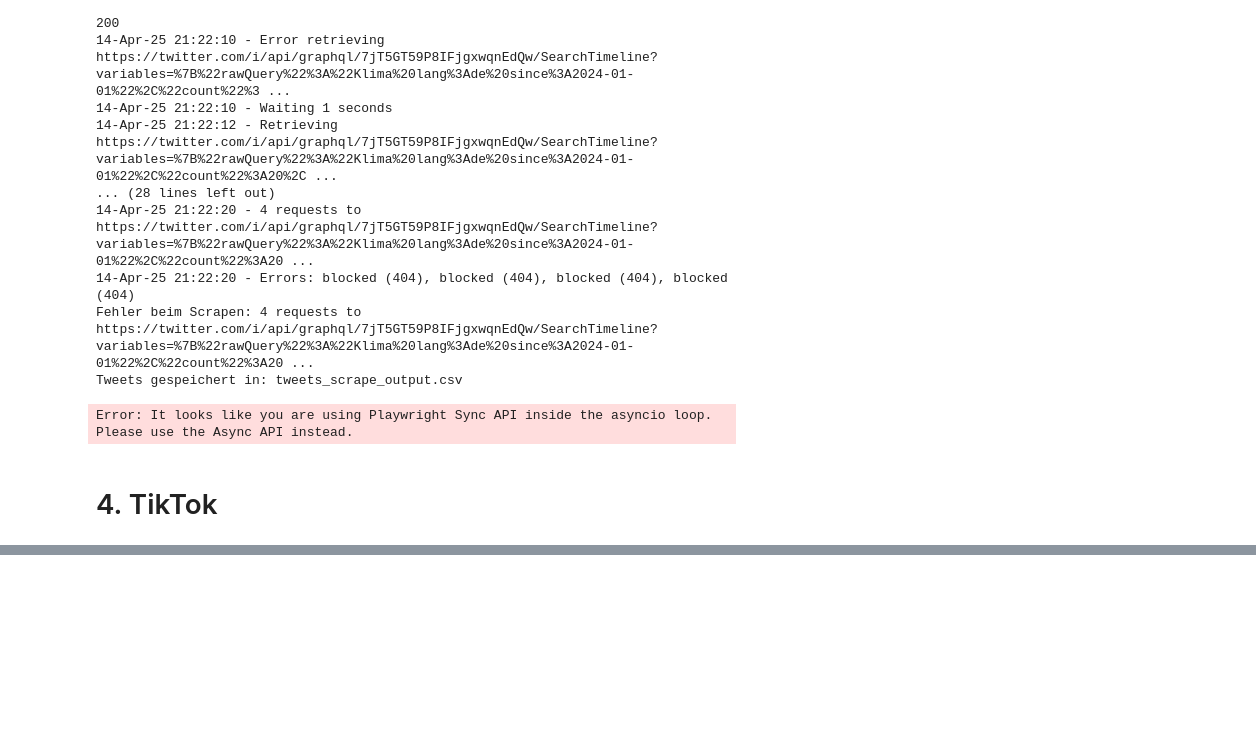
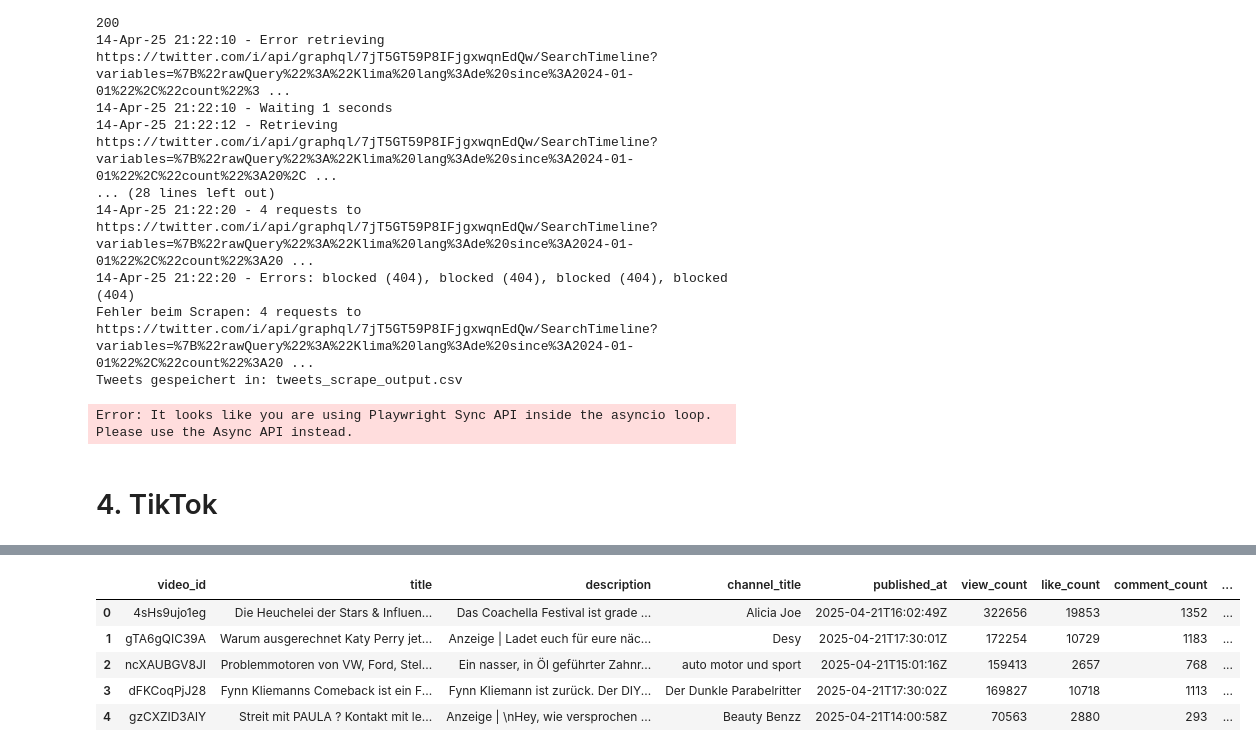
Before and after one commit to sofietheresa/TrendAnalyseSocialMedia, a Jupyter notebook: notebooks/01_data_collection.ipynb, the cells around one changed output, grey strips where cells are left out. Drawn from its saved outputs; the diff is of its cells as text; code cells hidden in the pictures; blank space fills up the shorter version.

Commit message:
add youtube

```diff
--- a/notebooks/01_data_collection.ipynb
+++ b/notebooks/01_data_collection.ipynb
@@ -853,0 +655,85 @@ TypeError: Trending() takes no arguments
+# %%
+import os
+import logging
+from pathlib import Path
+from dotenv import load_dotenv
+from googleapiclient.discovery import build
+import pandas as pd
+from datetime import datetime
+
+# === ENV & Logging ===
+load_dotenv()
+
+log_path = Path("../logs/youtube.log")
+log_path.parent.mkdir(parents=True, exist_ok=True)
+logging.basicConfig(
+    filename=log_path,
+    level=logging.INFO,
+    format="%(asctime)s - %(levelname)s - %(message)s"
+)
+
+# === YouTube API Setup ===
+API_KEY = os.getenv("YT_KEY")
+youtube = build("youtube", "v3", developerKey=API_KEY)
+
+def scrape_youtube_trending(region="DE", max_results=50):
+    try:
+        logging.info("Starte YouTube-Scraping...")
+
+        request = youtube.videos().list(
+            part="snippet,statistics",
+            chart="mostPopular",
+            regionCode=region,
+            maxResults=max_results
+        )
+        response = request.execute()
+
+        videos = []
+        scrape_time = datetime.now()
+
+        for item in response.get("items", []):
+            snippet = item["snippet"]
+            stats = item.get("statistics", {})
+
+            videos.append({
+                "video_id": item["id"],
+                "title": snippet.get("title"),
+                "description": snippet.get("description"),
+                "channel_title": snippet.get("channelTitle"),
+                "published_at": snippet.get("publishedAt"),
+                "view_count": stats.get("viewCount"),
+                "like_count": stats.get("likeCount"),
+                "comment_count": stats.get("commentCount"),
+                "url": f"https://www.youtube.com/watch?v={item['id']}",
+                "scraped_at": scrape_time
+            })
+
+        df = pd.DataFrame(videos)
+        csv_path = Path("../app/data/raw/youtube_data.csv")
+        csv_path.parent.mkdir(parents=True, exist_ok=True)
+
+        if csv_path.exists():
+            df_existing = pd.read_csv(csv_path)
+            df = pd.concat([df_existing, df], ignore_index=True)
+
+        df.drop_duplicates(subset=["video_id"], inplace=True)
+        df.to_csv(csv_path, index=False)
+
+        display(df.head())
+
+        logging.info(f"{len(df)} Videos gespeichert unter {csv_path}")
+
+    except Exception as e:
+        logging.error(f"Fehler beim YouTube-Scraping: {e}")
+        print(f" Fehler: {e}")
+
+# Direkter Aufruf
+if __name__ == "__main__":
+    scrape_youtube_trending()
+# %% [output]
+|  | video_id | title | description | channel_title | published_at | view_count | like_count | comment_count | ... |
+| 0 | 4sHs9ujo1eg | Die Heuchelei der Stars & Influen... | Das Coachella Festival ist grade ... | Alicia Joe | 2025-04-21T16:02:49Z | 322656 | 19853 | 1352 | ... |
+| 1 | gTA6gQIC39A | Warum ausgerechnet Katy Perry jet... | Anzeige | Ladet euch für eure näc... | Desy | 2025-04-21T17:30:01Z | 172254 | 10729 | 1183 | ... |
+| 2 | ncXAUBGV8JI | Problemmotoren von VW, Ford, Stel... | Ein nasser, in Öl geführter Zahnr... | auto motor und sport | 2025-04-21T15:01:16Z | 159413 | 2657 | 768 | ... |
+| 3 | dFKCoqPjJ28 | Fynn Kliemanns Comeback ist ein F... | Fynn Kliemann ist zurück. Der DIY... | Der Dunkle Parabelritter | 2025-04-21T17:30:02Z | 169827 | 10718 | 1113 | ... |
+| 4 | gzCXZID3AlY | Streit mit PAULA ? Kontakt mit le... | Anzeige | \nHey, wie versprochen ... | Beauty Benzz | 2025-04-21T14:00:58Z | 70563 | 2880 | 293 | ... |
```
Also changed, not shown: parts of 37 cells of this notebook, 7 other files.
